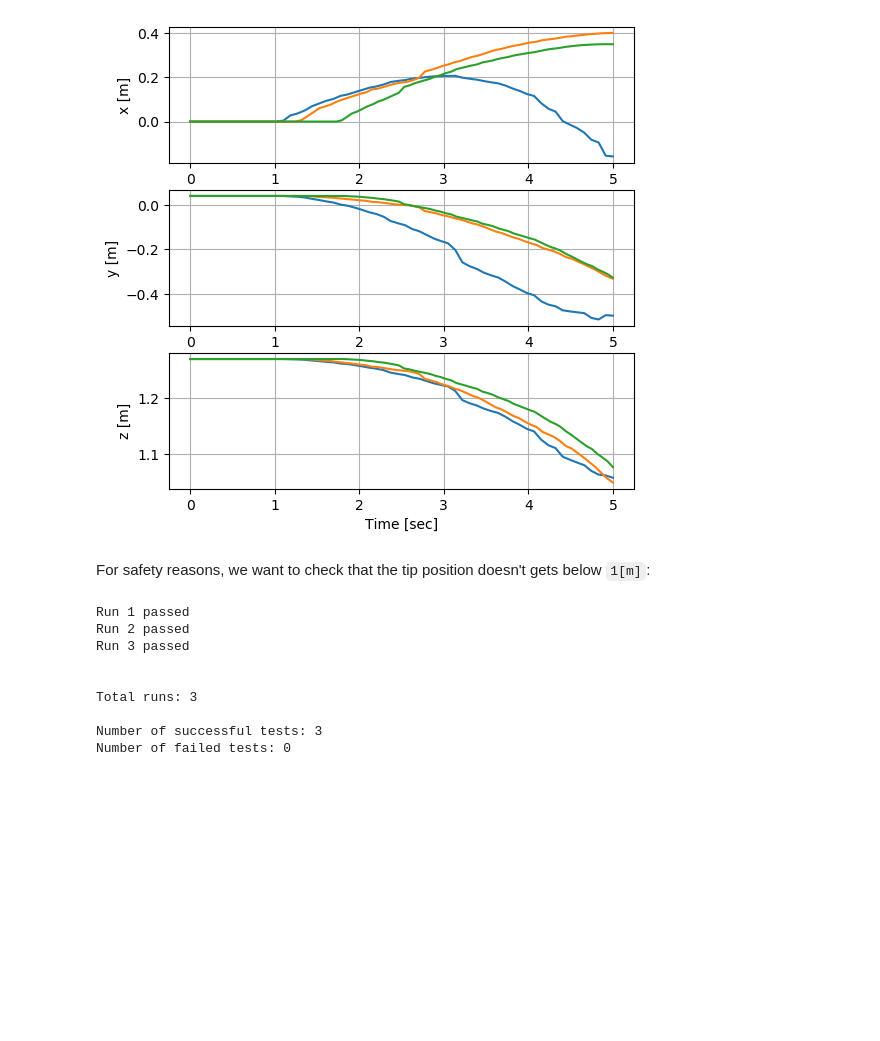
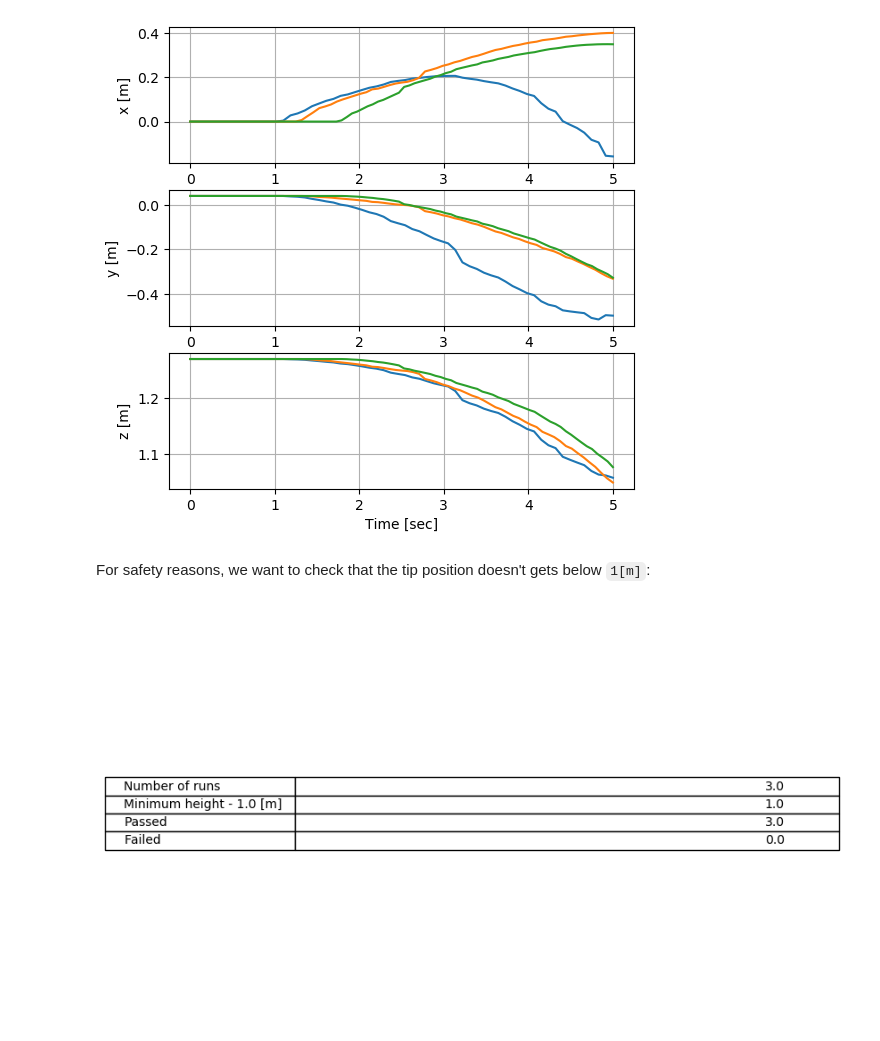
Before and after one commit to citros-garden/robotic_arm, a Jupyter notebook: result.ipynb, the cells around one changed output. Saved outputs shown, nothing was run; the diff lists cells and outputs as text; code cells hidden in the pictures; blank space fills up the shorter version.

Commit message:
adding table to the report

```diff
--- a/result.ipynb
+++ b/result.ipynb
@@ -87,7 +102,7 @@ x = defaultdict(list)
 y = defaultdict(list)
 z = defaultdict(list)
 
-n_of_runs = max([run["simulation_run_id"] for run in tip_positions_data])
+n_of_runs = max([int(run["simulation_run_id"]) for run in tip_positions_data])
 
 for element in tip_positions_data:
     x[element["simulation_run_id"]].append(element["pose"]["x"])
@@ -140,22 +153,21 @@ height_crossing = 0
 failed_runs = 0
 for i in range(int(n_of_runs)):
     height_crossing = [1 for height in z[str(i+1)] if height < MIN_HEIGHT]
-
-    print(f"{GREEN}Run {i+1} passed{ENDC}") if not height_crossing else print(f"{FAIL}Run {i+1} failed{ENDC}")
-
     if height_crossing:
-        failed_runs += height_crossing
-
-print(f"{BLUE}\n\nTotal runs: {n_of_runs}{ENDC}\n")
-print(f"{GREEN}Number of successful tests: {int(n_of_runs) - failed_runs}{ENDC}")
-print(f"{FAIL}Number of failed tests: {failed_runs}{ENDC}")
+        failed_runs += 1
-# %% [output]
-Run 1 passed
-Run 2 passed
-Run 3 passed
-
-
-Total runs: 3
-
-Number of successful tests: 3
-Number of failed tests: 0
+# %%
+# average marks data for 5 consecutive years
+data = [n_of_runs, MIN_HEIGHT, n_of_runs - failed_runs, failed_runs]
+rows = ['Number of runs', f'Minimum height - {MIN_HEIGHT} [m]', 'Passed', 'Failed']
+fig, ax = plt.subplots()
+df = pd.DataFrame(data)
+# hide axes
+fig.patch.set_visible(False)
+
+ax.axis('off')
+ax.axis('tight')
+ax.table(cellText=df.values, rowLabels=rows, loc='center')
+fig.tight_layout()
+plt.show()
+# %% [output]
+[figure, added]
```
Also changed, not shown: parts of 8 cells of this notebook.
